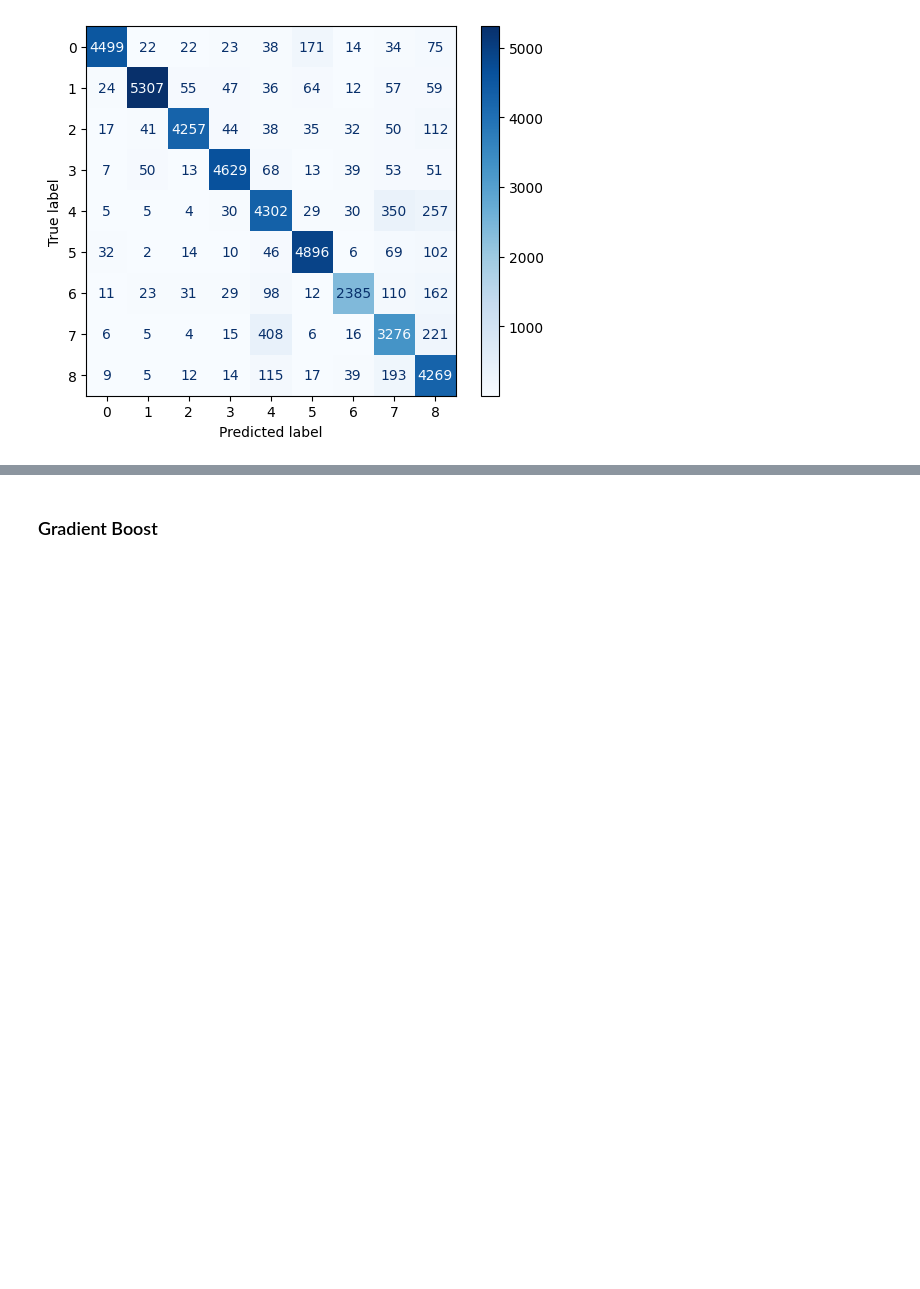
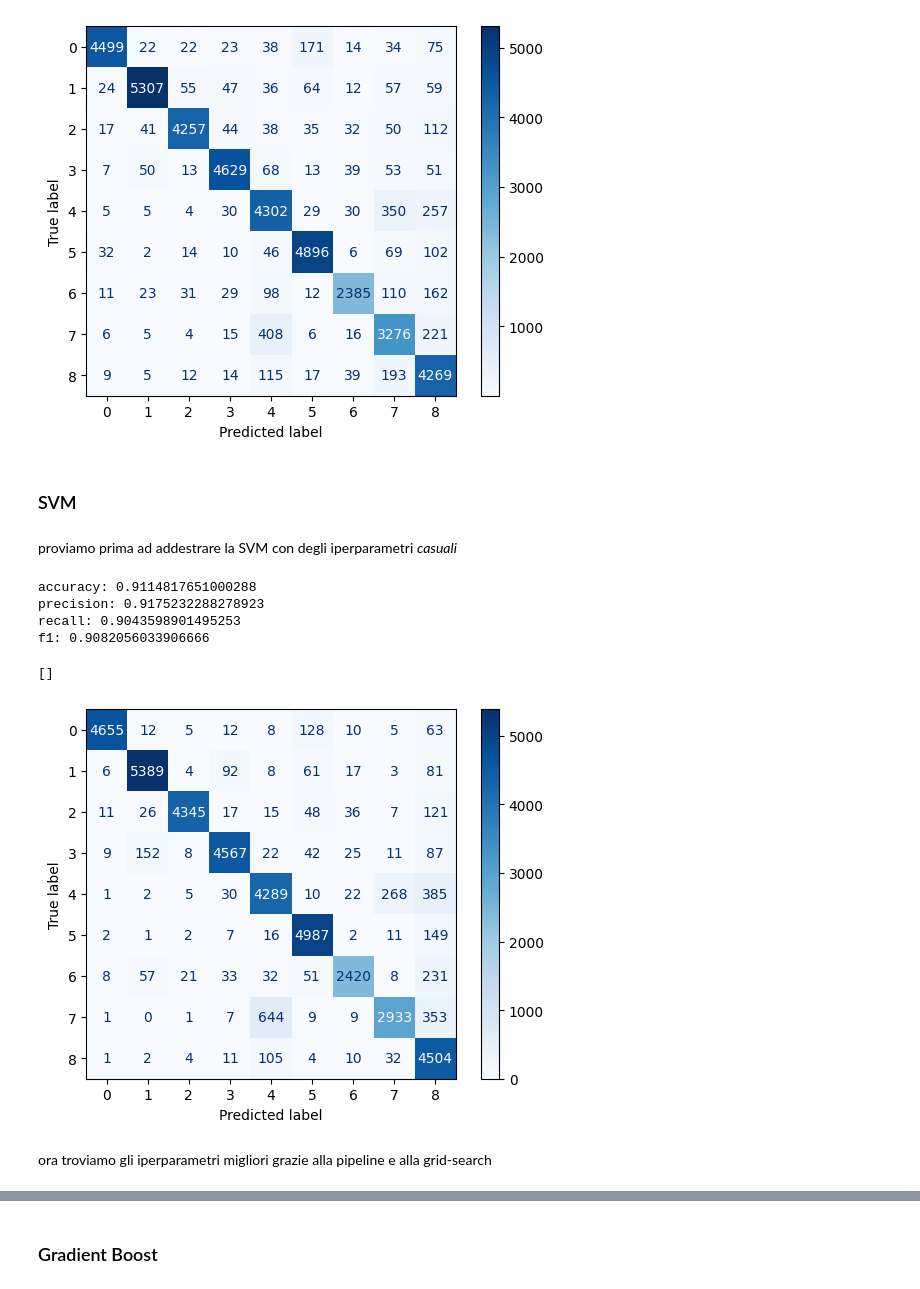
Before and after one commit to t-perniola/HGR-4-Social-Robotics, a Jupyter notebook: mymodels/ActionDetectionHaGRID.ipynb, the cells around one changed output, grey strips where cells are left out. Saved outputs shown, nothing was run; the diff lists cells and outputs as text; code cells hidden in the pictures; blank space fills up the shorter version.

Commit message:
modificato notebook e aggiunto modello svm
Il modello SVM non è stato addestrato previa ricerca del modello migliore con pipeline e gridsearch, ma utilizzati iperparametri "casuali"

```diff
--- a/mymodels/ActionDetectionHaGRID.ipynb
+++ b/mymodels/ActionDetectionHaGRID.ipynb
@@ -566,3 +576,39 @@ recall: 0.8995167460784805
 f1: 0.9016362404694226
 []
 [figure]
+# %% [markdown]
+### SVM
+# %% [markdown]
+proviamo prima ad addestrare la SVM con degli iperparametri *casuali*
+# %%
+model_svm = SVC(C= 10, gamma = 0.01, kernel = 'rbf') # iperparametri migliori per cecca
+# %%
+model_svm.fit(X_train, y_train)
+y_test_predict = model_svm.predict(X_test)
+# %%
+# calcoliamo le metriche di valutazione
+accuracy = accuracy_score(y_test, y_test_predict)
+precision = precision_score(y_test, y_test_predict, average='macro')
+recall = recall_score(y_test, y_test_predict, average='macro')
+f1 = f1_score(y_test, y_test_predict, average='macro')
+
+ConfusionMatrixDisplay.from_predictions(y_test,
+                                        y_test_predict,
+                                        cmap=plt.cm.Blues)
+
+print(f'accuracy: {accuracy}')
+print(f'precision: {precision}')
+print(f'recall: {recall}')
+print(f'f1: {f1}')
+
+
+plt.plot()
+# %% [output]
+accuracy: 0.9114817651000288
+precision: 0.9175232288278923
+recall: 0.9043598901495253
+f1: 0.9082056033906666
+[]
+[figure, added]
+# %% [markdown]
+ora troviamo gli iperparametri migliori grazie alla pipeline e alla grid-search
```
Also changed, not shown: parts of 28 cells of this notebook, 3 other files.
